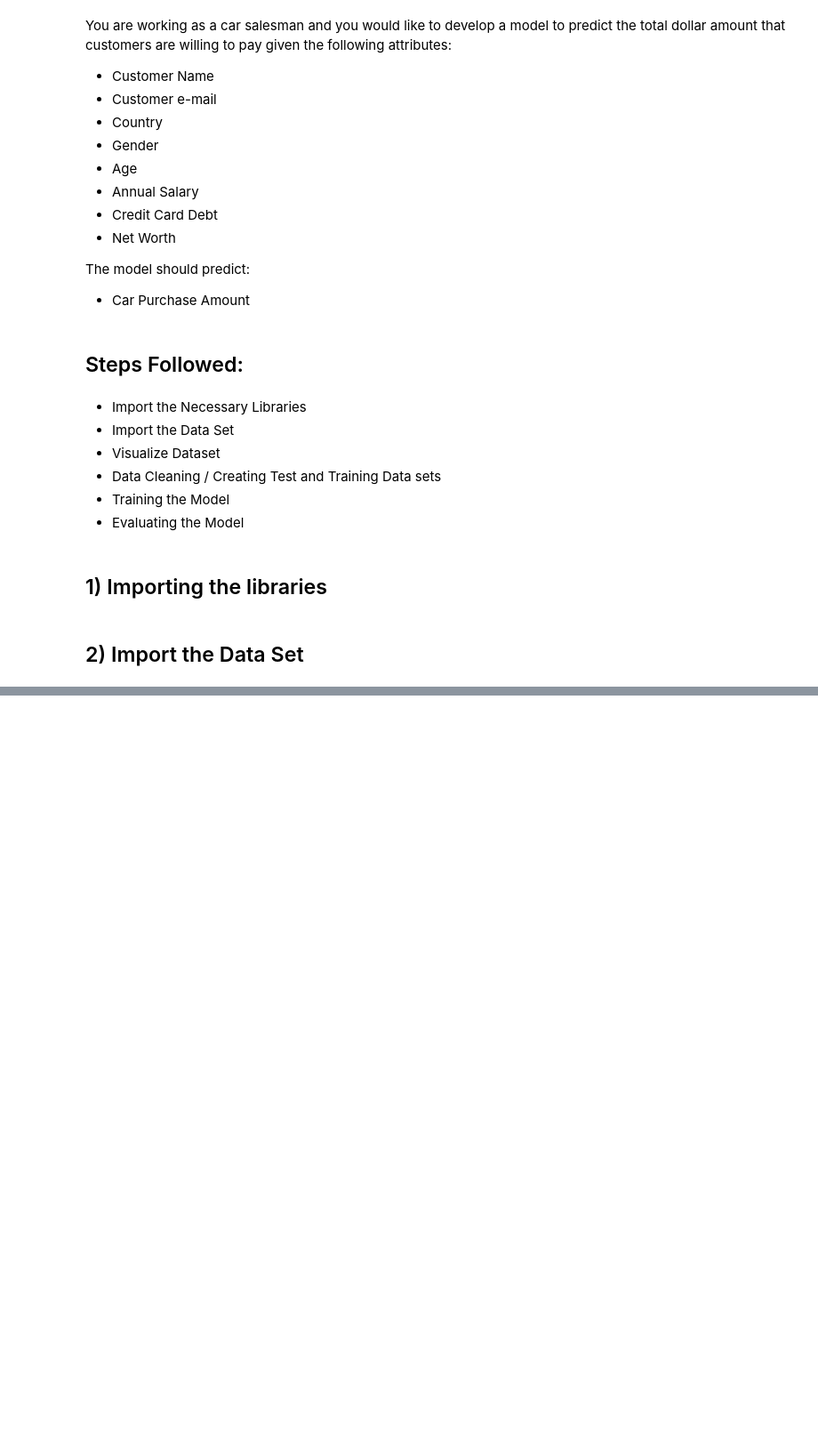
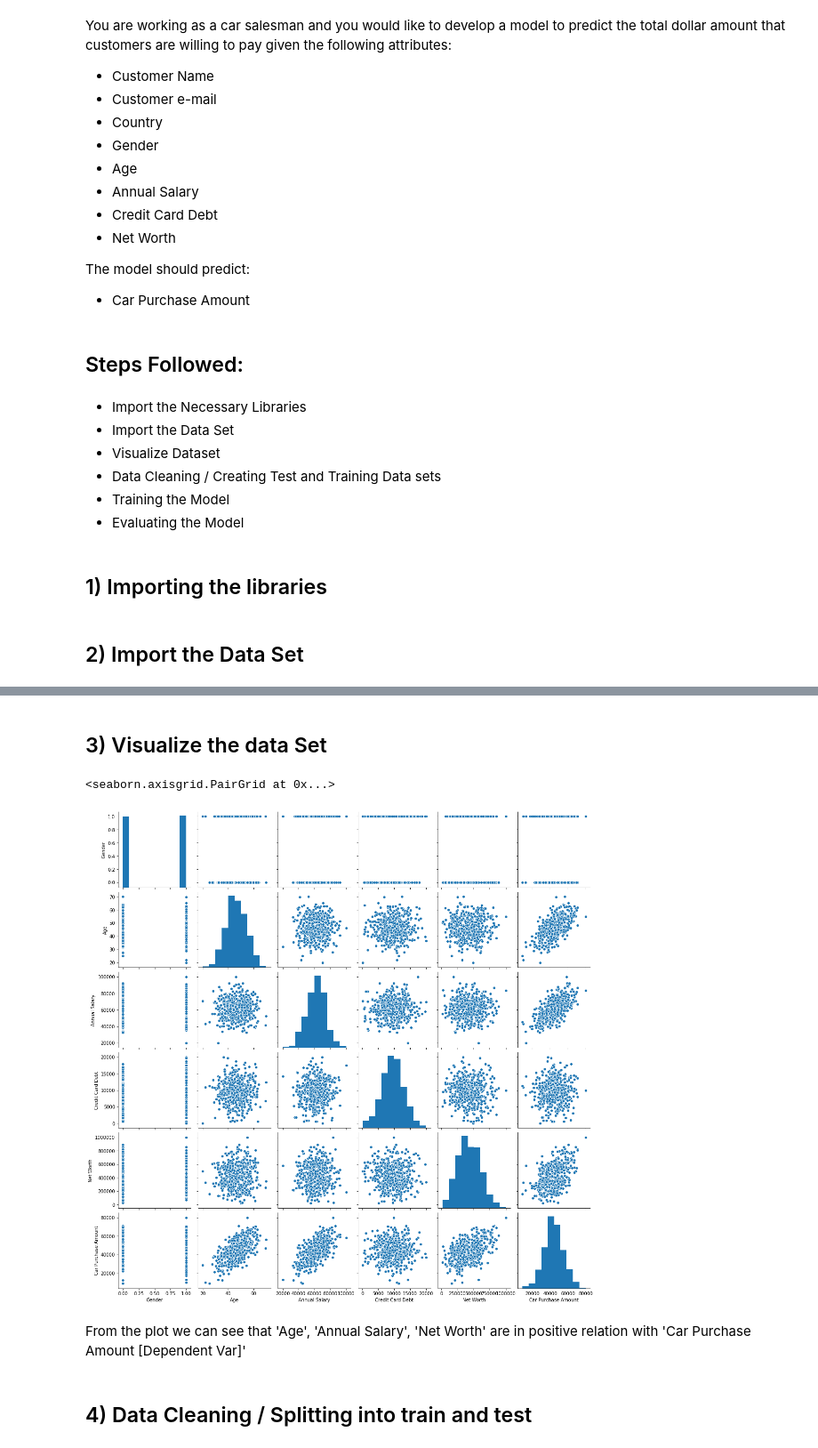
Before and after one commit to sukesh-reddy/Car-Purchase-Prediction-Using-ANN-s, a Jupyter notebook: Predicting Car Purchase Amount Using ANN's.ipynb, the cells around one changed output, grey strips where cells are left out. Shown at 89% size. Drawn from its saved outputs; the diff is of its cells as text; code cells hidden in the pictures; blank space fills up the shorter version.

```diff
--- a/Predicting Car Purchase Amount Using ANN's.ipynb
+++ b/Predicting Car Purchase Amount Using ANN's.ipynb
@@ -48,0 +50,11 @@ car_df.head(5)
+# %% [markdown]
+## 3) Visualize the data Set
+# %%
+sns.pairplot(car_df)
+# %% [output]
+<seaborn.axisgrid.PairGrid at 0x...>
+[figure, added]
+# %% [markdown]
+From the plot we can see that 'Age', 'Annual Salary', 'Net Worth' are in positive relation with 'Car Purchase Amount [Dependent Var]'
+# %% [markdown]
+## 4) Data Cleaning / Splitting into train and test
```
Also changed, not shown: parts of 5 cells of this notebook.
